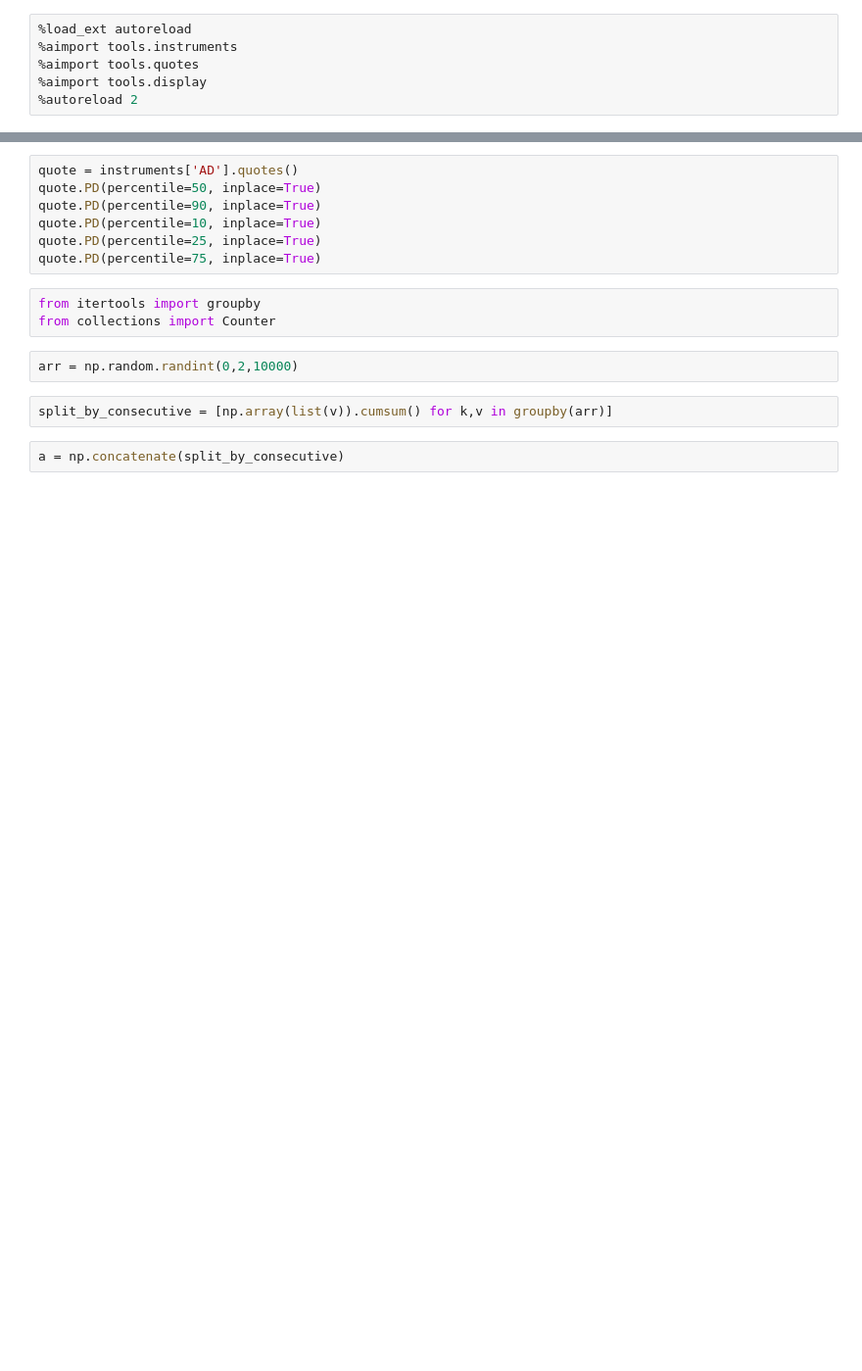
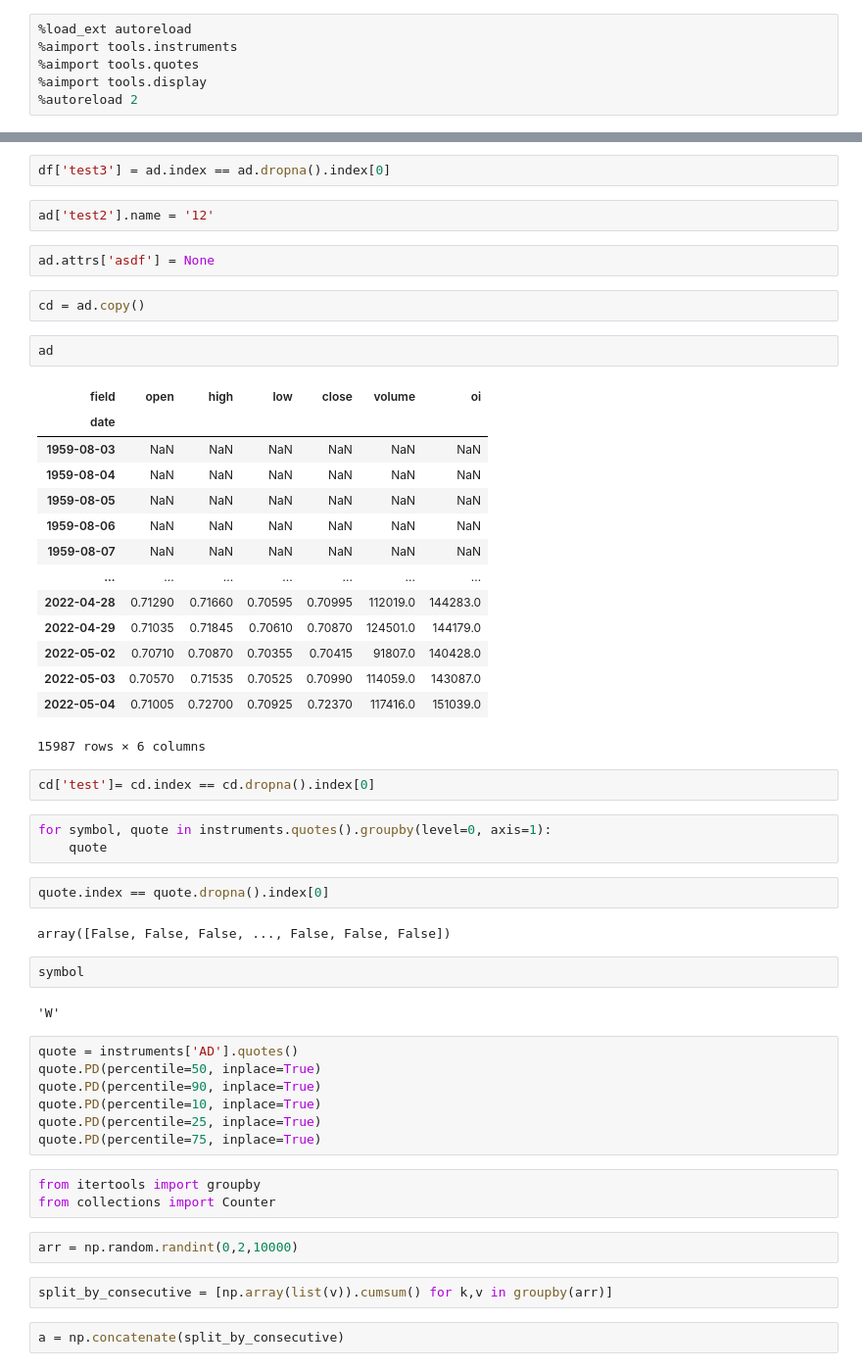
Before and after one commit to zipu/Trading, a Jupyter notebook: test.ipynb, the cells around one changed output, grey strips where cells are left out. Shown at 98% size. Cells and saved outputs as stored; diff of their text form; blank space fills up the shorter version.

```diff
--- a/test.ipynb
+++ b/test.ipynb
@@ -14,3 +91,41 @@ from tools.display import highchart
+# %%
+df['test3'] = ad.index == ad.dropna().index[0]
+# %%
+ad['test2'].name = '12'
+# %%
+ad.attrs['asdf'] = None
+# %%
+cd = ad.copy()
+# %%
+ad
+# %% [output]
+| field | open | high | low | close | volume | oi |
+| date |  |  |  |  |  |  |
+| 1959-08-03 | NaN | NaN | NaN | NaN | NaN | NaN |
+| 1959-08-04 | NaN | NaN | NaN | NaN | NaN | NaN |
+| 1959-08-05 | NaN | NaN | NaN | NaN | NaN | NaN |
+| 1959-08-06 | NaN | NaN | NaN | NaN | NaN | NaN |
+| 1959-08-07 | NaN | NaN | NaN | NaN | NaN | NaN |
+| ... | ... | ... | ... | ... | ... | ... |
+| 2022-04-28 | 0.71290 | 0.71660 | 0.70595 | 0.70995 | 112019.0 | 144283.0 |
+| 2022-04-29 | 0.71035 | 0.71845 | 0.70610 | 0.70870 | 124501.0 | 144179.0 |
+| 2022-05-02 | 0.70710 | 0.70870 | 0.70355 | 0.70415 | 91807.0 | 140428.0 |
+| 2022-05-03 | 0.70570 | 0.71535 | 0.70525 | 0.70990 | 114059.0 | 143087.0 |
+| 2022-05-04 | 0.71005 | 0.72700 | 0.70925 | 0.72370 | 117416.0 | 151039.0 |
+15987 rows × 6 columns
+# %%
+cd['test']= cd.index == cd.dropna().index[0]
+# %%
+for symbol, quote in instruments.quotes().groupby(level=0, axis=1):
+    quote
+# %%
+quote.index == quote.dropna().index[0]
+# %% [output]
+array([False, False, False, ..., False, False, False])
+# %%
+symbol
+# %% [output]
+'W'
 # %%
 quote = instruments['AD'].quotes()
 quote.PD(percentile=50, inplace=True)
```
Also changed, not shown: parts of 10 cells of this notebook, 7 other files.
